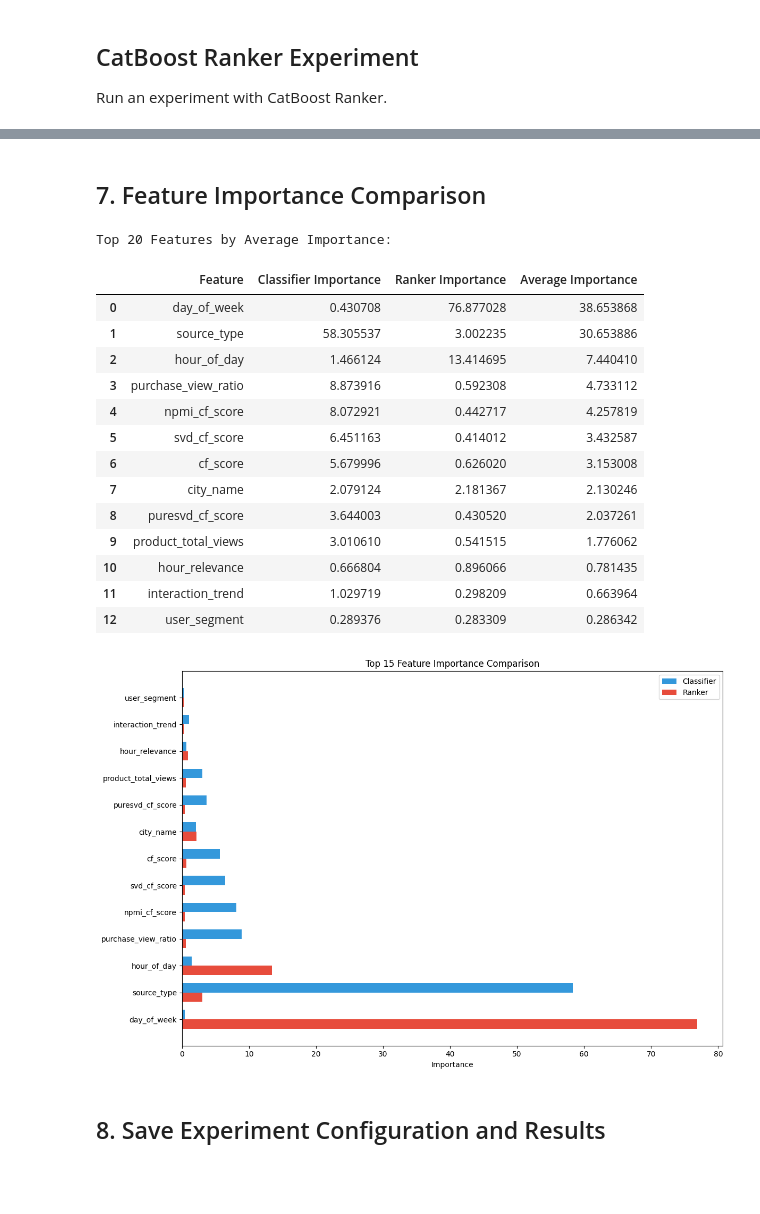
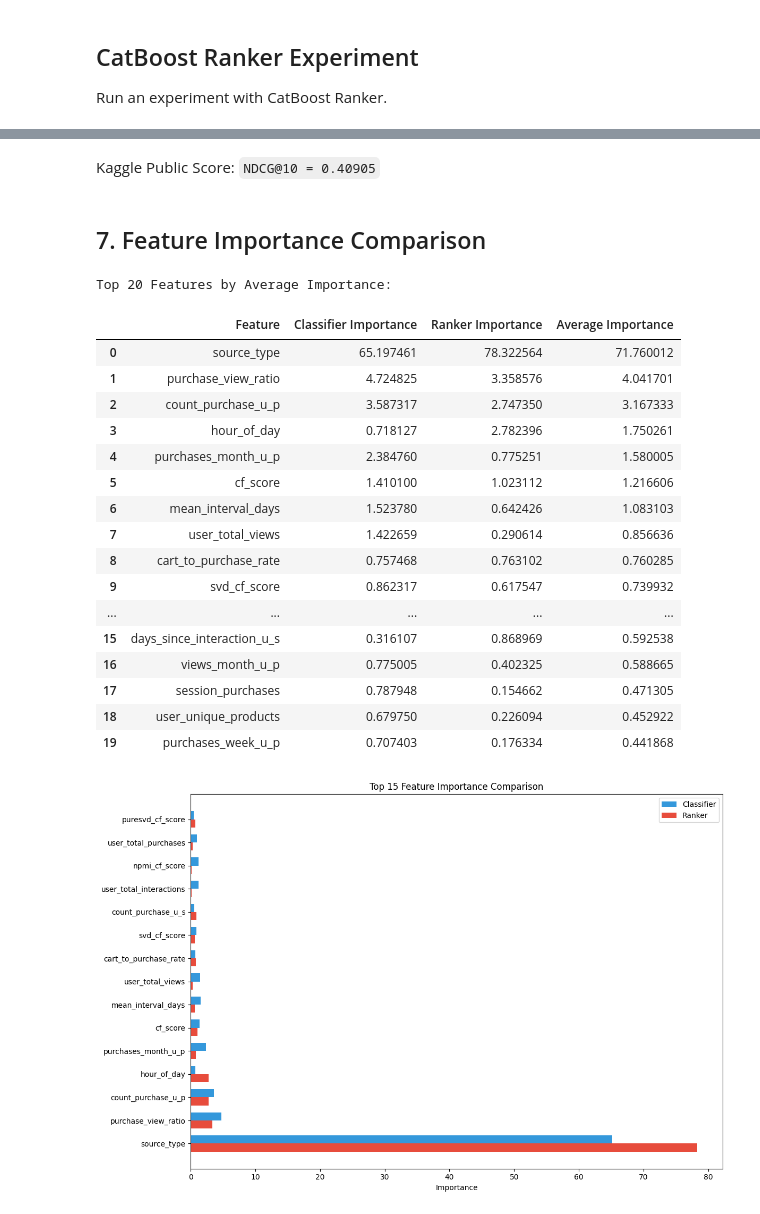
Before and after one commit to almayor/lavka-rs-contest, a Jupyter notebook: full_experiment.ipynb, the cells around one changed output, grey strips where cells are left out. Cells and saved outputs as stored; diff of their text form; code cells hidden in the pictures; blank space fills up the shorter version.

Commit message:
basic experiments results

```diff
--- a/full_experiment.ipynb
+++ b/full_experiment.ipynb
@@ -170,14 +231,11 @@ Top 10 Important Features:
 
 Run an experiment with CatBoost Ranker.
 # %%
-# Configure for CatBoost ranker
-config = Config.load('default_config.yaml')
-
-ranker_config = config.copy()  # Clone the config
-ranker_config.set('model.type', 'catboost_ranker')  # Set model type
-
-# Create experiment
-ranker_experiment = Experiment("catboost_ranker", ranker_config)
+ranker_experiment = Experiment("catboost_ranker", (Config
+    .load('default_config.yaml')
+    .set('model.type', 'catboost_ranker')
+    .set('model.config.catboost_ranker.iterations', 300)
+))
 
 # Setup and run
 start_time = time.time()
@@ -274,27 +299,0 @@ Model Comparison:
-# %%
-# Visualize metrics comparison
-metrics_to_plot = [m for m in all_metrics if m in ['auc', 'ndcg@10', 'logloss']]
-if metrics_to_plot:
-    plt.figure(figsize=(10, 6))
-    x = range(len(metrics_comparison['Model']))
-    colors = ['#3498db', '#e74c3c']
-    width = 0.8 / len(metrics_to_plot)
-
-    for i, metric in enumerate(metrics_to_plot):
-        if metric in metrics_comparison:
-            plt.bar([p + width*i - width*(len(metrics_to_plot)-1)/2 for p in x],
-                    metrics_comparison[metric],
-                    width=width,
-                    label=metric,
-                    color=colors[i % len(colors)])
-
-    plt.xlabel('Model')
-    plt.ylabel('Metric Value')
-    plt.title('Performance Comparison: Classifier vs Ranker')
-    plt.xticks(x, metrics_comparison['Model'])
-    plt.legend()
-    plt.tight_layout()
-
-    # Save figure
-    plt.savefig(f"{results_dir}/metrics_comparison.png", dpi=300)
-    plt.show()
@@ -303,3 +349,5 @@ if metrics_to_plot:
+# %% [markdown]
+Kaggle Public Score: `NDCG@10 = 0.40905`
 # %% [markdown]
 ## 7. Feature Importance Comparison
 # %%
@@ -327,50 +375,48 @@ if 'feature_importance' in classifier_results and 'feature_importance' in ranker
     fi_df = fi_df.sort_values('Average Importance', ascending=False).reset_index(drop=True)
 
     # Save to results directory
-    fi_df.to_csv(f"{results_dir}/feature_importance_comparison.csv", index=False)
+    # fi_df.to_csv(f"{results_dir}/feature_importance_comparison.csv", index=False)
 
     # Display top features
     print("Top 20 Features by Average Importance:")
     display(fi_df.head(20))
 
     # Plot top 15 features
     plt.figure(figsize=(12, 8))
     top_n = 15
     top_features = fi_df.head(top_n)
 
     x = range(len(top_features))
     width = 0.35
 
     plt.barh([p + width/2 for p in x], top_features['Classifier Importance'],
             height=width, label='Classifier', color='#3498db')
     plt.barh([p - width/2 for p in x], top_features['Ranker Importance'],
             height=width, label='Ranker', color='#e74c3c')
 
     plt.yticks(x, top_features['Feature'])
     plt.xlabel('Importance')
     plt.title(f'Top {top_n} Feature Importance Comparison')
     plt.legend()
     plt.tight_layout()
-
-    # Save figure
-    plt.savefig(f"{results_dir}/feature_importance_comparison.png", dpi=300)
     plt.show()
 # %% [output]
 Top 20 Features by Average Importance:
 |  | Feature | Classifier Importance | Ranker Importance | Average Importance |
-| 0 | day_of_week | 0.430708 | 76.877028 | 38.653868 |
-| 1 | source_type | 58.305537 | 3.002235 | 30.653886 |
-| 2 | hour_of_day | 1.466124 | 13.414695 | 7.440410 |
-| 3 | purchase_view_ratio | 8.873916 | 0.592308 | 4.733112 |
-| 4 | npmi_cf_score | 8.072921 | 0.442717 | 4.257819 |
-| 5 | svd_cf_score | 6.451163 | 0.414012 | 3.432587 |
-| 6 | cf_score | 5.679996 | 0.626020 | 3.153008 |
-| 7 | city_name | 2.079124 | 2.181367 | 2.130246 |
-| 8 | puresvd_cf_score | 3.644003 | 0.430520 | 2.037261 |
-| 9 | product_total_views | 3.010610 | 0.541515 | 1.776062 |
-| 10 | hour_relevance | 0.666804 | 0.896066 | 0.781435 |
-| 11 | interaction_trend | 1.029719 | 0.298209 | 0.663964 |
-| 12 | user_segment | 0.289376 | 0.283309 | 0.286342 |
+| 0 | source_type | 65.197461 | 78.322564 | 71.760012 |
+| 1 | purchase_view_ratio | 4.724825 | 3.358576 | 4.041701 |
+| 2 | count_purchase_u_p | 3.587317 | 2.747350 | 3.167333 |
+| 3 | hour_of_day | 0.718127 | 2.782396 | 1.750261 |
+| 4 | purchases_month_u_p | 2.384760 | 0.775251 | 1.580005 |
+| 5 | cf_score | 1.410100 | 1.023112 | 1.216606 |
+| 6 | mean_interval_days | 1.523780 | 0.642426 | 1.083103 |
+| 7 | user_total_views | 1.422659 | 0.290614 | 0.856636 |
+| 8 | cart_to_purchase_rate | 0.757468 | 0.763102 | 0.760285 |
+| 9 | svd_cf_score | 0.862317 | 0.617547 | 0.739932 |
+| ... | ... | ... | ... | ... |
+| 15 | days_since_interaction_u_s | 0.316107 | 0.868969 | 0.592538 |
+| 16 | views_month_u_p | 0.775005 | 0.402325 | 0.588665 |
+| 17 | session_purchases | 0.787948 | 0.154662 | 0.471305 |
+| 18 | user_unique_products | 0.679750 | 0.226094 | 0.452922 |
+| 19 | purchases_week_u_p | 0.707403 | 0.176334 | 0.441868 |
-[figure, old version]
+[figure, new version]
-# %% [markdown]
-## 8. Save Experiment Configuration and Results
```
Also changed, not shown: parts of 26 cells of this notebook, 1 other file.
